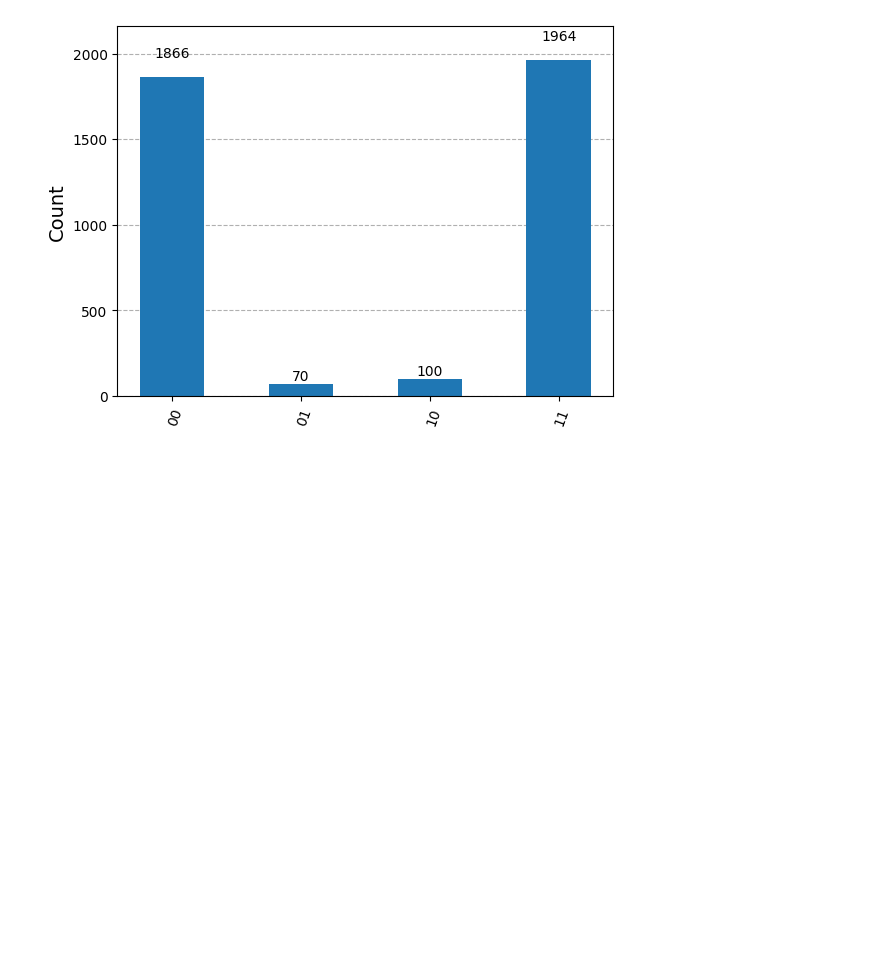
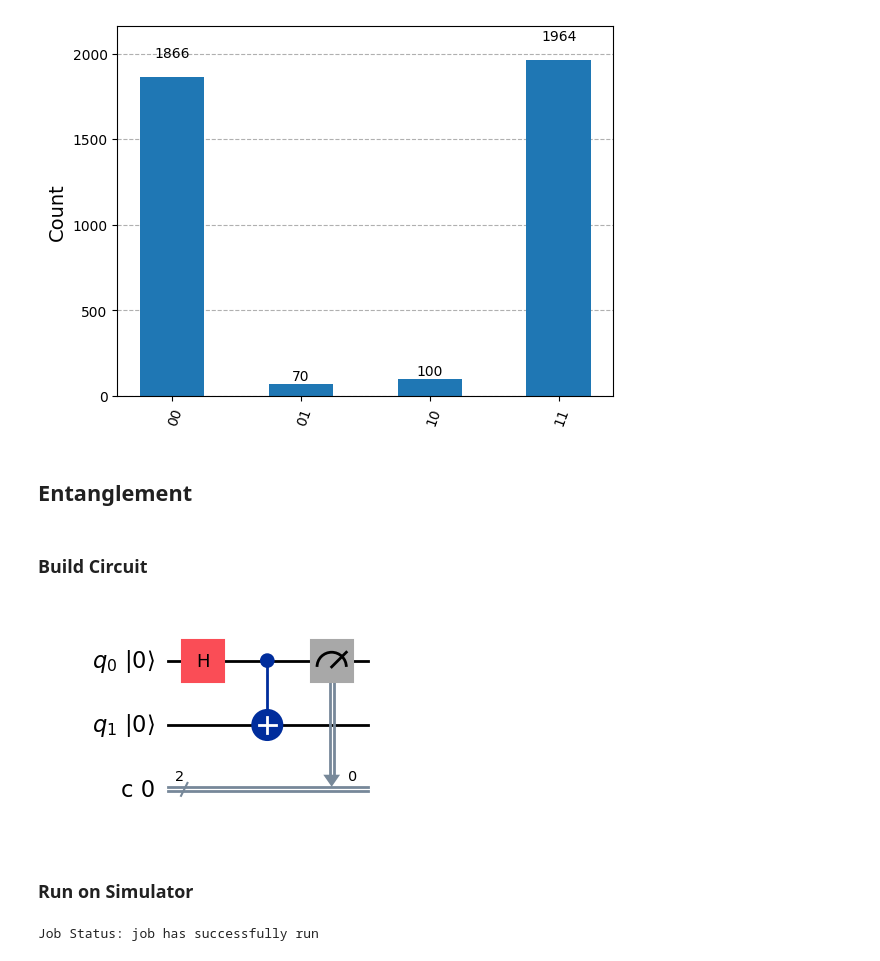
Before and after one commit to LTJ508/Quantum_Computing, a Jupyter notebook: Qiskit Practice/Qiskit_Practice_Lecture_12.ipynb, the cells around one changed output. Drawn from its saved outputs; the diff is of its cells as text; code cells hidden in the pictures; blank space fills up the shorter version.

Commit message:
Build Entanglement Circuit

```diff
--- a/Qiskit Practice/Qiskit_Practice_Lecture_12.ipynb
+++ b/Qiskit Practice/Qiskit_Practice_Lecture_12.ipynb
@@ -131,3 +131,44 @@ counts = result.get_counts()
 plot_histogram(counts)
 # %% [output]
 [figure]
+# %% [markdown]
+## Entanglement
+# %% [markdown]
+### Build Circuit
+# %%
+# create circuit
+circuit = QuantumCircuit(2, 2)
+
+# apply gate
+circuit.h(0)
+circuit.cx(0, 1)
+
+# apply measurement
+circuit.measure([0], [0])
+
+# draw circuit
+circuit.draw(initial_state=True, output="mpl")
+# %% [output]
+[figure, added]
+# %% [markdown]
+### Run on Simulator
+# %%
+# select simulator
+simulator = AerSimulator()
+
+# save statevector
+circuit.save_statevector()
+
+## assemble
+qobj = assemble(circuit)
+
+# run
+job = simulator.run(circuit)
+
+# monitor job
+job_monitor(job)
+
+# get result
+result = job.result()
+# %% [output]
+Job Status: job has successfully run
```
Also changed, not shown: parts of 9 cells of this notebook.
